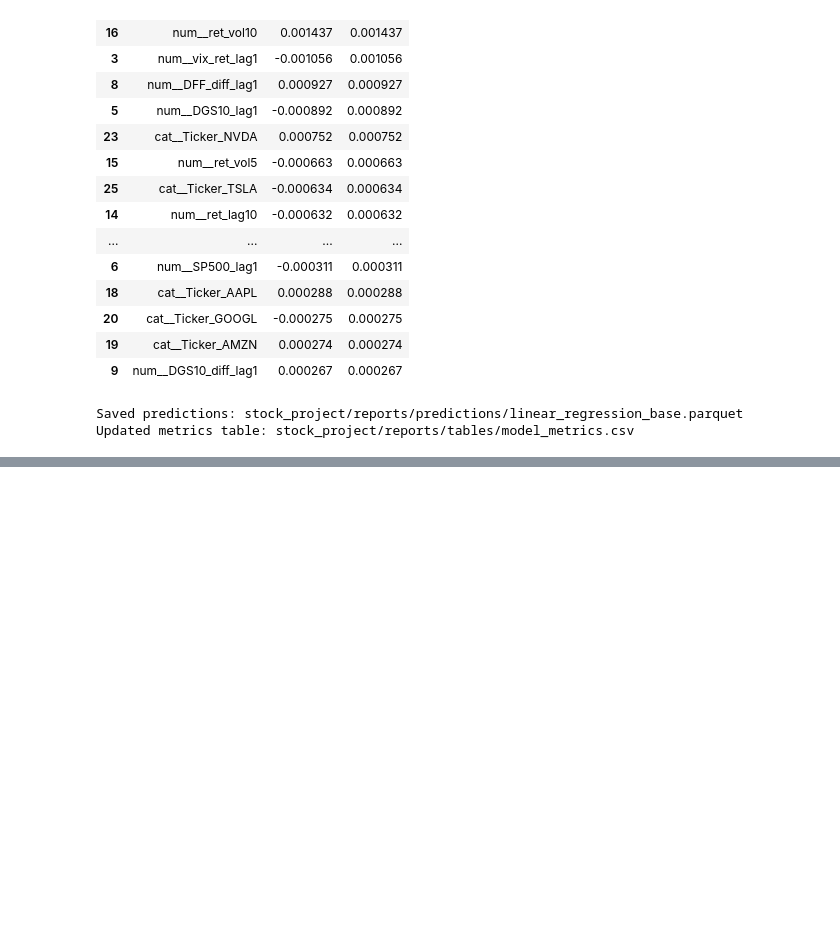
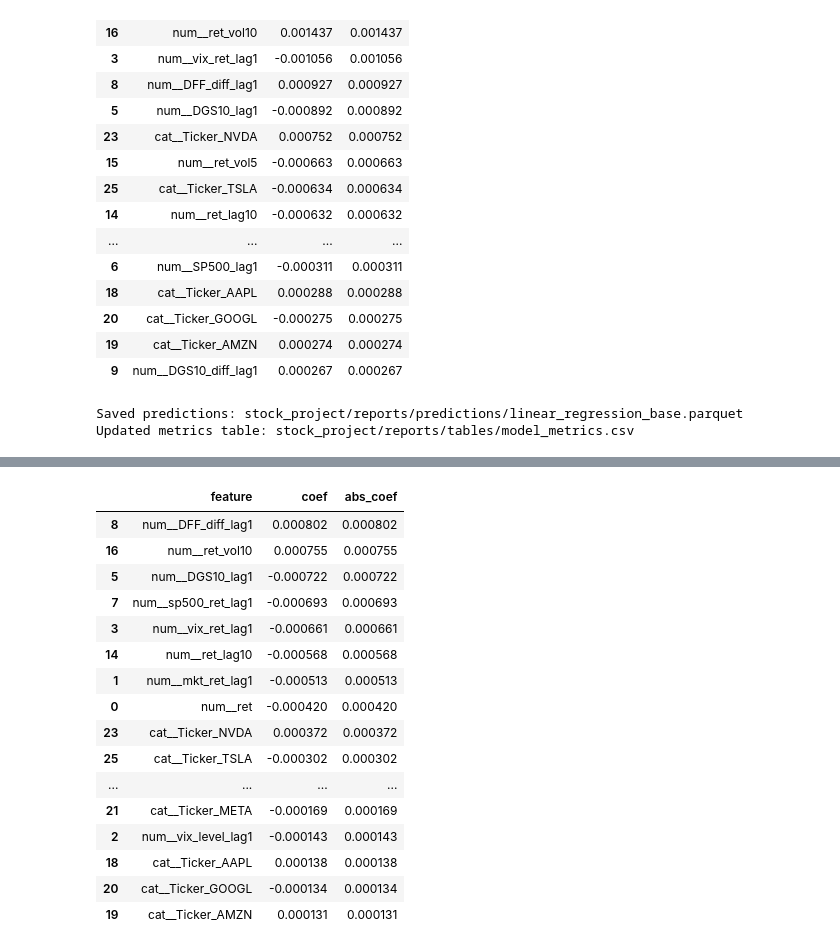
Before and after one commit to RichelCode/Final_Stock_Analysis, a Jupyter notebook: stock_market_final.ipynb, the cells around one changed output, grey strips where cells are left out. Drawn from its saved outputs; the diff is of its cells as text; code cells hidden in the pictures; blank space fills up the shorter version.

Commit message:
Ridge-Regression

```diff
--- a/stock_market_final.ipynb
+++ b/stock_market_final.ipynb
@@ -1637,0 +1648,76 @@ Updated metrics table: stock_project/reports/tables/model_metrics.csv
+# %%
+MODEL_NAME = "ridge_regression_base"
+
+NUM_FEATURES = num_features_base  # base set (no GARCH)
+
+alphas = np.logspace(-4, 3, 12)  # 1e-4 ... 1e3
+tuning_rows = []
+
+for a in alphas:
+    preprocess = ColumnTransformer(
+        transformers=[
+            ("num", StandardScaler(), NUM_FEATURES),
+            ("cat", OneHotEncoder(handle_unknown="ignore"), ["Ticker"]),
+        ],
+        remainder="drop"
+    )
+
+    pipe = Pipeline([
+        ("preprocess", preprocess),
+        ("model", Ridge(alpha=float(a), random_state=42)),
+    ])
+
+    pipe.fit(train_df[NUM_FEATURES + ["Ticker"]], train_df[TARGET_COL])
+    val_pred = pipe.predict(val_df[NUM_FEATURES + ["Ticker"]])
+    m = regression_metrics(val_df[TARGET_COL].to_numpy(), val_pred)
+
+    tuning_rows.append({"alpha": float(a), "val_RMSE_bps": m["RMSE_bps"], "val_MAE_bps": m["MAE_bps"]})
+
+tuning_df = pd.DataFrame(tuning_rows).sort_values("val_RMSE_bps")
+tune_path = TAB_DIR / f"{MODEL_NAME}_tuning.csv"
+tuning_df.to_csv(tune_path, index=False)
+print("Saved tuning table:", tune_path)
+display(tuning_df.head(10))
+
+best_alpha = float(tuning_df.iloc[0]["alpha"])
+print("Chosen alpha:", best_alpha)
+
+# Fit final ridge on TRAIN only (clean out-of-sample val/test evaluation)
+preprocess = ColumnTransformer(
+    transformers=[
+        ("num", StandardScaler(), NUM_FEATURES),
+        ("cat", OneHotEncoder(handle_unknown="ignore"), ["Ticker"]),
+    ],
+    remainder="drop"
+)
+
+pipe = Pipeline([
+    ("preprocess", preprocess),
+    ("model", Ridge(alpha=best_alpha, random_state=42)),
+])
+
+pipe.fit(train_df[NUM_FEATURES + ["Ticker"]], train_df[TARGET_COL])
+
+pred_df = pd.concat([
+    make_pred_frame(train_df, pipe.predict(train_df[NUM_FEATURES + ["Ticker"]]), MODEL_NAME),
+    make_pred_frame(val_df,   pipe.predict(val_df[NUM_FEATURES + ["Ticker"]]),   MODEL_NAME),
+    make_pred_frame(test_df,  pipe.predict(test_df[NUM_FEATURES + ["Ticker"]]),  MODEL_NAME),
+], ignore_index=True)
+
+metrics_df = evaluate_predictions(pred_df, MODEL_NAME, baseline_mse_by_split=BASELINE_MSE_BY_SPLIT)
+display(metrics_df)
+
+# Save coefficients
+feat_names = pipe.named_steps["preprocess"].get_feature_names_out()
+coefs = pipe.named_steps["model"].coef_
+coef_df = pd.DataFrame({"feature": feat_names, "coef": coefs})
+coef_df["abs_coef"] = coef_df["coef"].abs()
+coef_df = coef_df.sort_values("abs_coef", ascending=False)
+
+coef_path = TAB_DIR / f"{MODEL_NAME}_coefficients.csv"
+coef_df.to_csv(coef_path, index=False)
+print("Saved coefficients:", coef_path)
+display(coef_df.head(20))
+
+save_predictions_and_metrics(pred_df, metrics_df, MODEL_NAME)
+# %% [output]
@@ -1637,0 +1742,17 @@ Updated metrics table: stock_project/reports/tables/model_metrics.csv
+|  | feature | coef | abs_coef |
+| 8 | num__DFF_diff_lag1 | 0.000802 | 0.000802 |
+| 16 | num__ret_vol10 | 0.000755 | 0.000755 |
+| 5 | num__DGS10_lag1 | -0.000722 | 0.000722 |
+| 7 | num__sp500_ret_lag1 | -0.000693 | 0.000693 |
+| 3 | num__vix_ret_lag1 | -0.000661 | 0.000661 |
+| 14 | num__ret_lag10 | -0.000568 | 0.000568 |
+| 1 | num__mkt_ret_lag1 | -0.000513 | 0.000513 |
+| 0 | num__ret | -0.000420 | 0.000420 |
+| 23 | cat__Ticker_NVDA | 0.000372 | 0.000372 |
+| 25 | cat__Ticker_TSLA | -0.000302 | 0.000302 |
+| ... | ... | ... | ... |
+| 21 | cat__Ticker_META | -0.000169 | 0.000169 |
+| 2 | num__vix_level_lag1 | -0.000143 | 0.000143 |
+| 18 | cat__Ticker_AAPL | 0.000138 | 0.000138 |
+| 20 | cat__Ticker_GOOGL | -0.000134 | 0.000134 |
+| 19 | cat__Ticker_AMZN | 0.000131 | 0.000131 |
```
Also changed, not shown: parts of 2 cells of this notebook, 4 other files.
